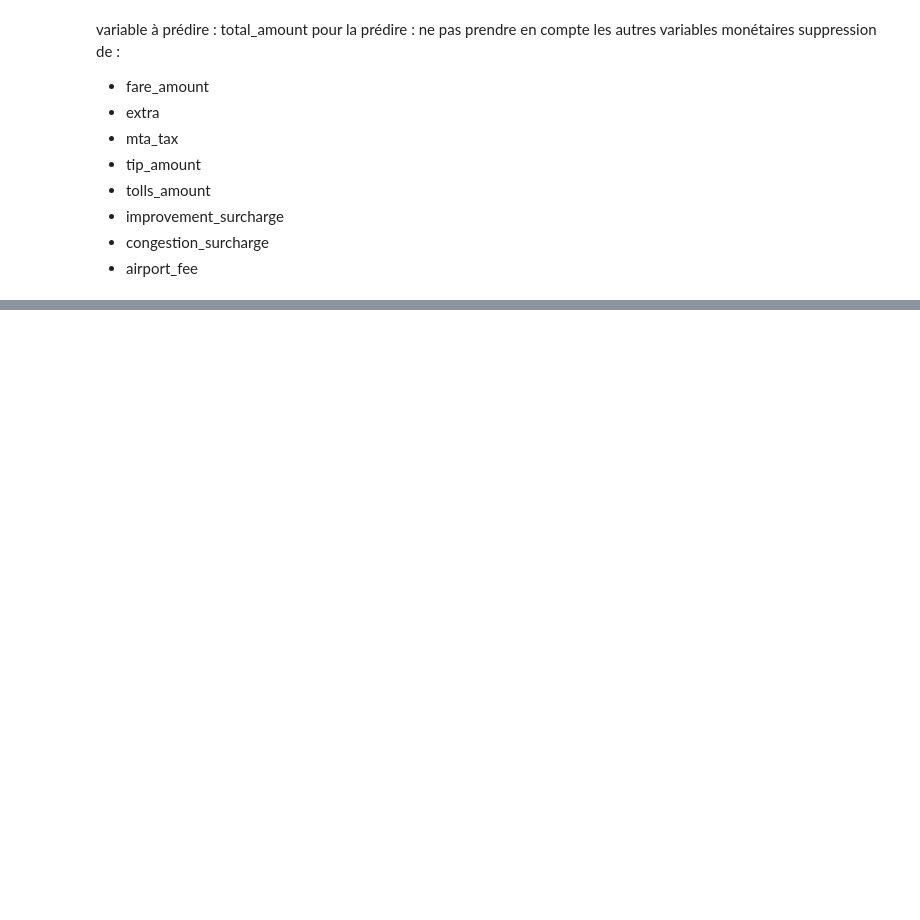
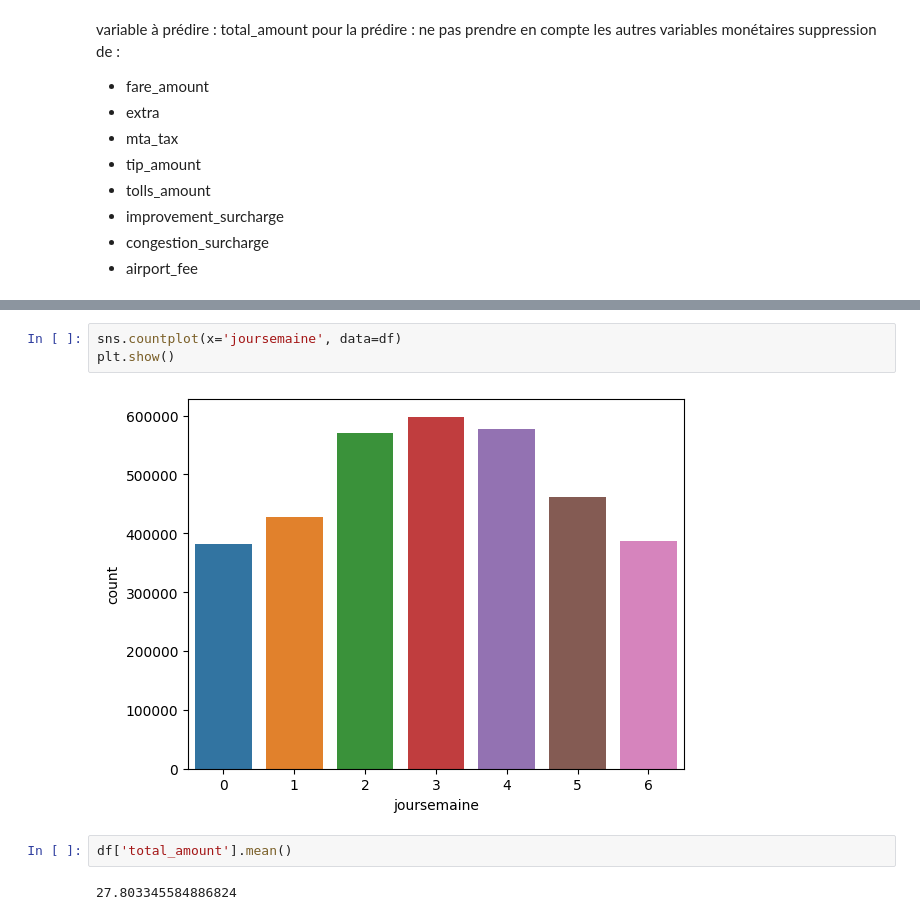
Before and after one commit to vagueau/Projet_python, a Jupyter notebook: projet.ipynb, the cells around one changed output, grey strips where cells are left out. Cells and saved outputs as stored; diff of their text form; blank space fills up the shorter version.

```diff
--- a/projet.ipynb
+++ b/projet.ipynb
@@ -193,3 +327,12 @@ df=df.drop(['VendorID', 'store_and_fwd_flag'], axis=1)
+# %%
+sns.countplot(x='joursemaine', data=df)
+plt.show()
+# %% [output]
+[figure, added]
+# %%
+df['total_amount'].mean()
+# %% [output]
+27.803345584886824
 # %%
 df.head()
 df.info()
```
Also changed, not shown: parts of 57 cells of this notebook.
